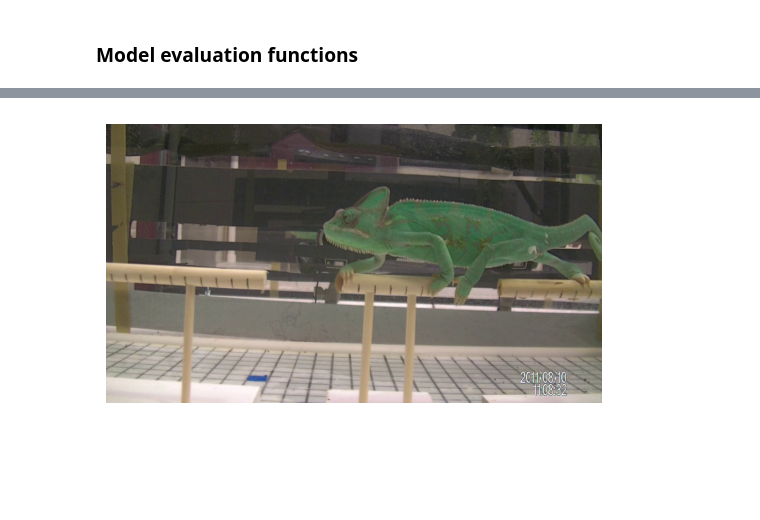
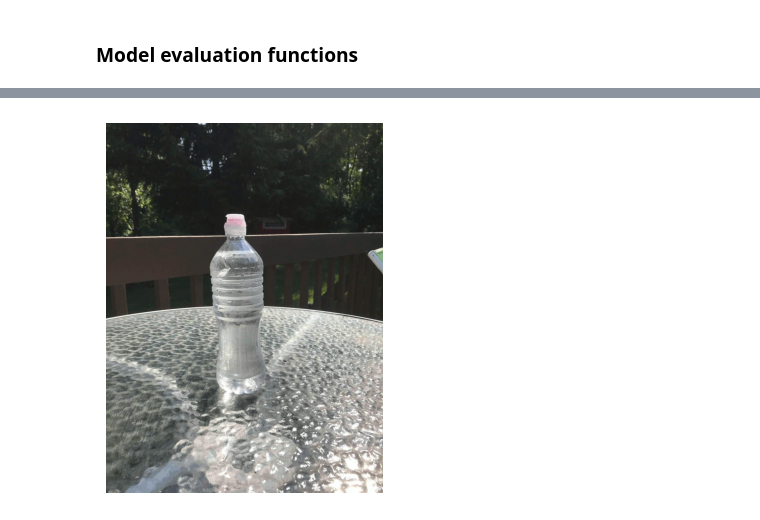
Before and after one commit to jmcalvey/see-segment, a Jupyter notebook: StackGP/SegmentationGPModelDemo.ipynb, the cells around one changed output, grey strips where cells are left out. Cells and saved outputs as stored; diff of their text form; code cells hidden in the pictures; blank space fills up the shorter version.

```diff
--- a/StackGP/SegmentationGPModelDemo.ipynb
+++ b/StackGP/SegmentationGPModelDemo.ipynb
@@ -330,9 +367,10 @@ def imgevolve(inputData, responseData, generations=100, ops=copy.deepcopy(imageO
 
     return models
 # %%
-img = imageio.imread('../Image_data/Examples/AA_Chameleon.jpg')
+#img = imageio.imread('../Image_data/Examples/AA_Chameleon.jpg')
+img = imageio.imread('../Image_data/Examples/Waterbottle.jpg')
 # convert to float image
 img=img.astype(float)/255.0
 see(img)
 # %% [output]
-[figure, old version]
+[figure, new version]
```
Also changed, not shown: parts of 16 cells of this notebook, 1 other file.
